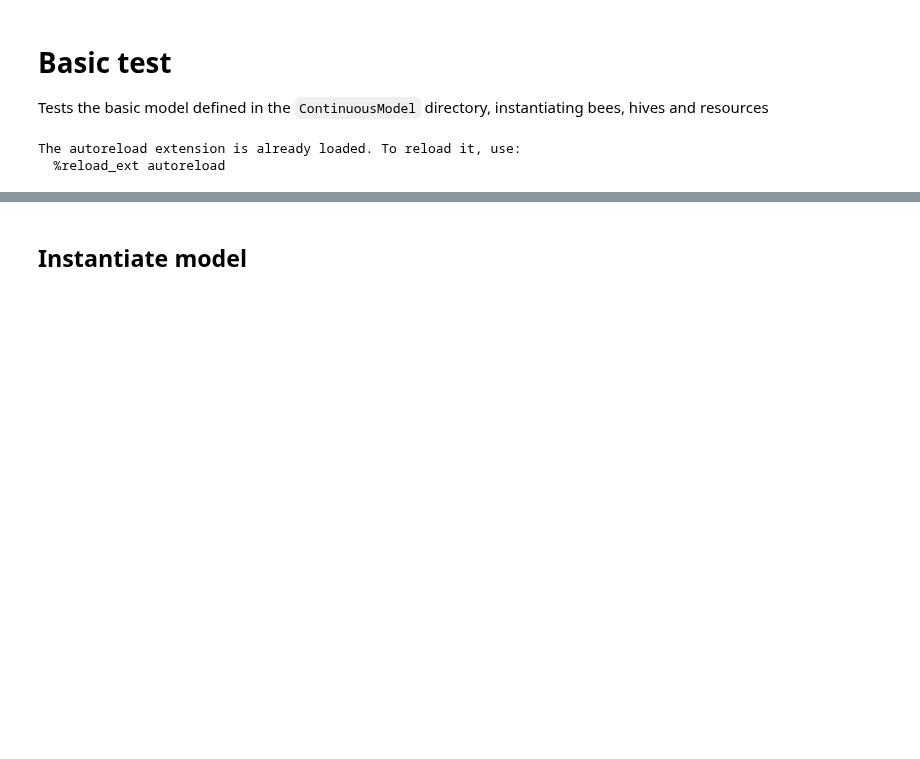
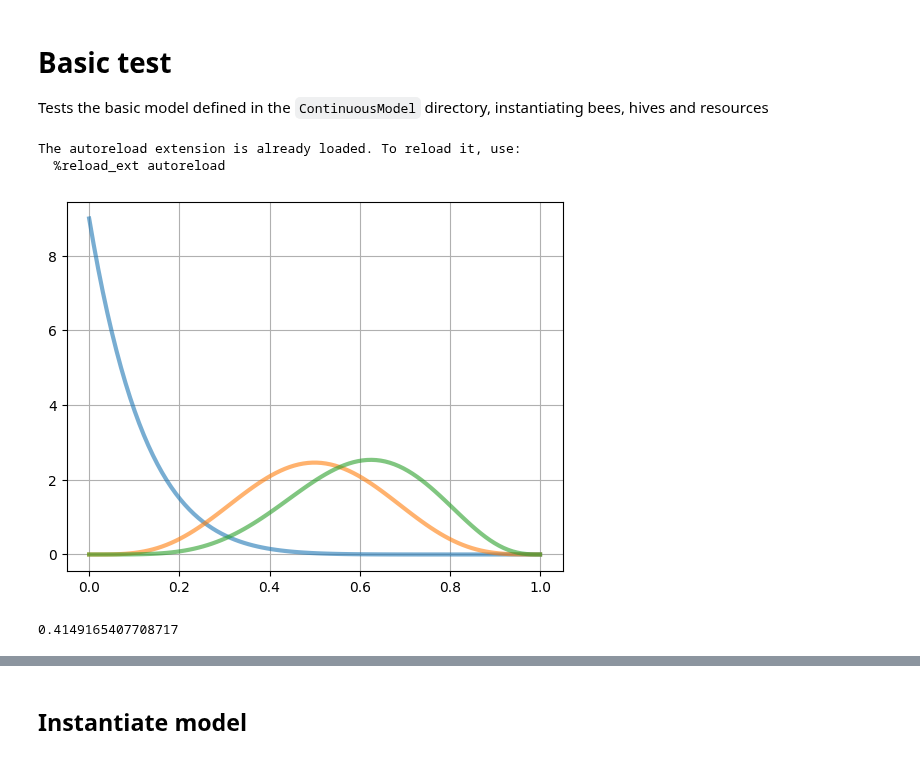
Before and after one commit to jonas4climate/honeybee-colony-abm, a Jupyter notebook: continuous_model/continuous_test.ipynb, the cells around one changed output, grey strips where cells are left out. Cells and saved outputs as stored; diff of their text form; code cells hidden in the pictures; blank space fills up the shorter version.

```diff
--- a/continuous_model/continuous_test.ipynb
+++ b/continuous_model/continuous_test.ipynb
@@ -20,0 +21,24 @@ from scipy.stats import multivariate_normal
+# %%
+ays = [2, 2, 3]
+bees = [2, 3, 2]
+
+mus = [0.1, 0.5, 0.6]
+phi = 10
+
+for mu in mus:
+    a = phi * mu
+    b = phi * (1 - mu)
+
+    x = np.linspace(0, 1, 100)
+    rvs = beta.rvs(a, b, size=1000)
+    plt.plot(x, beta.pdf(x, a, b), lw=3, alpha=0.6, label='beta pdf')
+
+# plt.legend()
+plt.grid()
+plt.show()
+# %% [output]
+[figure, added]
+# %%
+beta.rvs(a, b)
+# %% [output]
+0.4149165407708717
```
Also changed, not shown: parts of 2 cells of this notebook, 2 other files.
